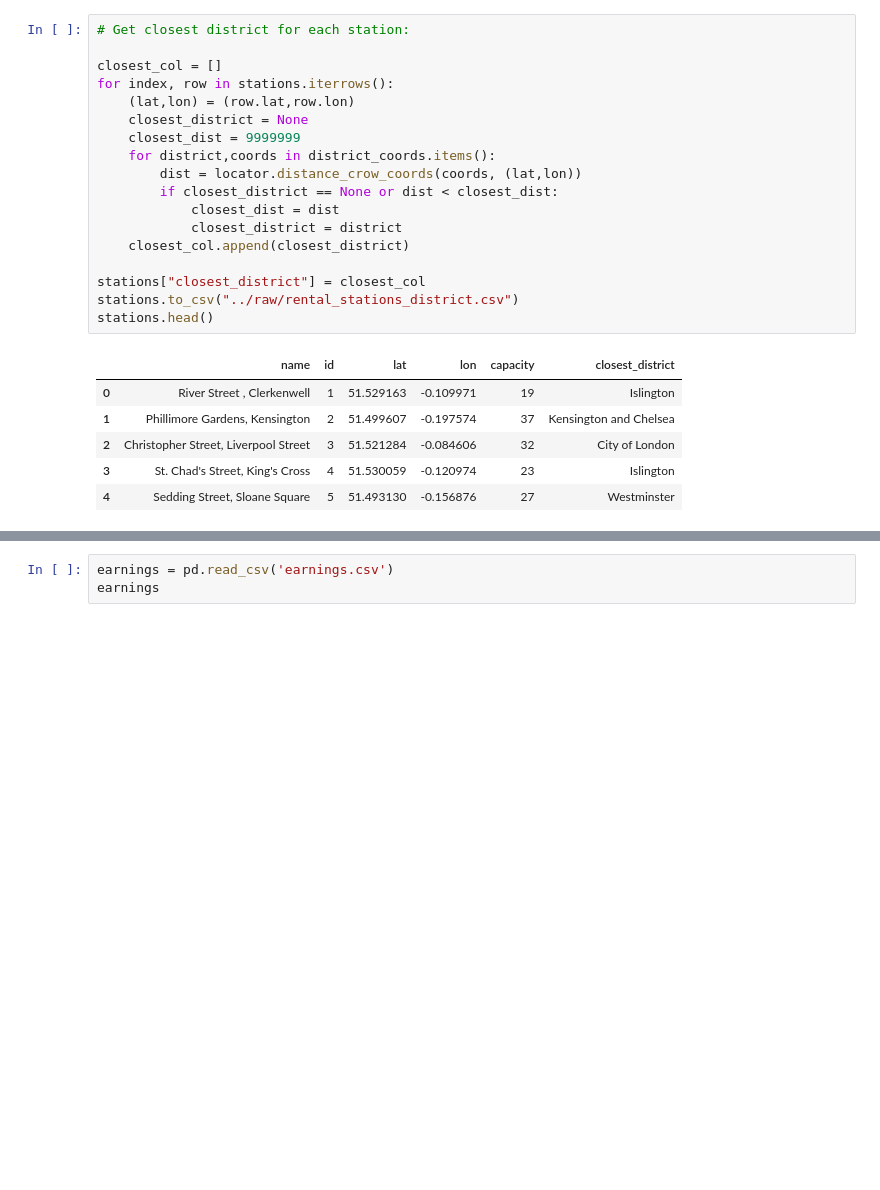
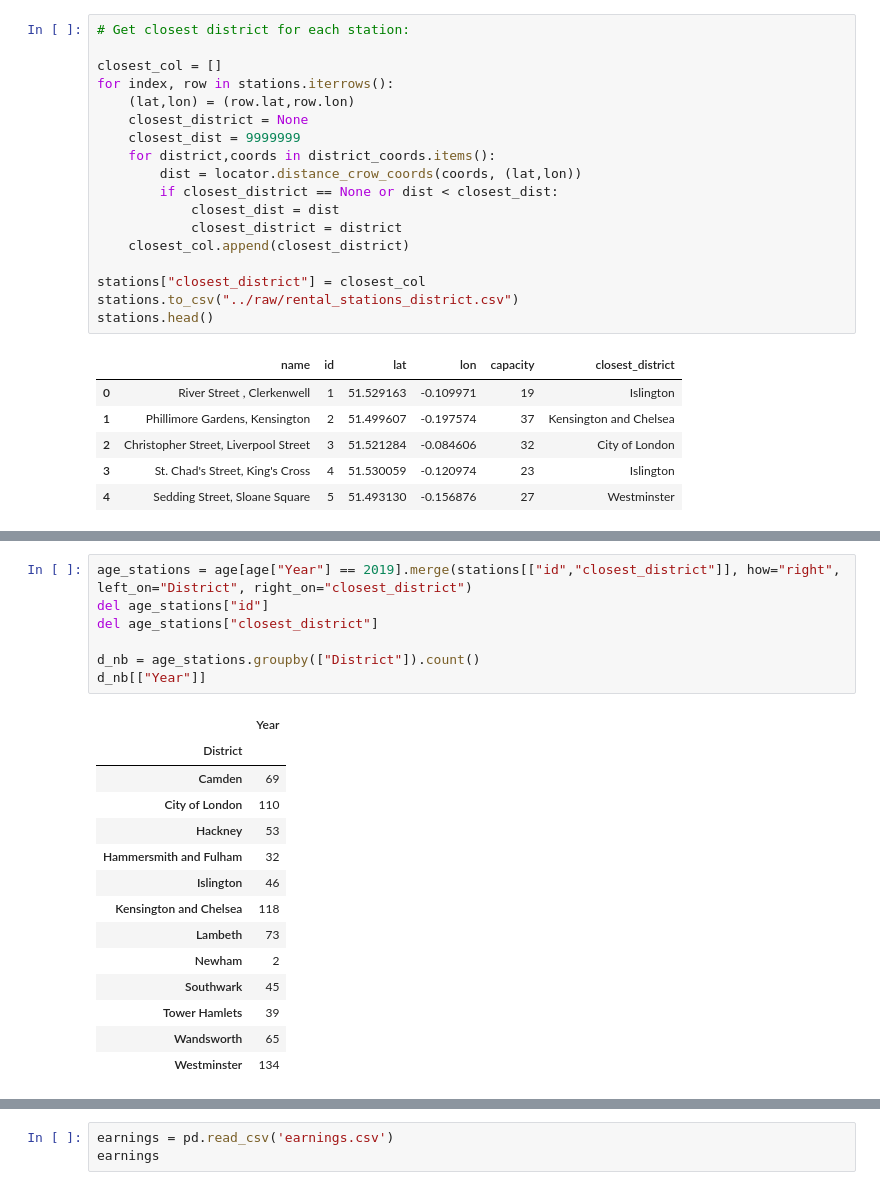
Before and after one commit to dataBikeHsUlm/MapReduce, a Jupyter notebook: Data_Profiling/AdditionalFeatures.ipynb, the cells around one changed output, grey strips where cells are left out. Drawn from its saved outputs; the diff is of its cells as text; blank space fills up the shorter version.

```diff
--- a/Data_Profiling/AdditionalFeatures.ipynb
+++ b/Data_Profiling/AdditionalFeatures.ipynb
@@ -167,0 +166,22 @@ The most used stations according to age data could be in: <br>
+# %%
+age_stations = age[age["Year"] == 2019].merge(stations[["id","closest_district"]], how="right", left_on="District", right_on="closest_district")
+del age_stations["id"]
+del age_stations["closest_district"]
+
+d_nb = age_stations.groupby(["District"]).count()
+d_nb[["Year"]]
+# %% [output]
+|  | Year |
+| District |  |
+| Camden | 69 |
+| City of London | 110 |
+| Hackney | 53 |
+| Hammersmith and Fulham | 32 |
+| Islington | 46 |
+| Kensington and Chelsea | 118 |
+| Lambeth | 73 |
+| Newham | 2 |
+| Southwark | 45 |
+| Tower Hamlets | 39 |
+| Wandsworth | 65 |
+| Westminster | 134 |
```
Also changed, not shown: parts of 8 cells of this notebook, 5 other files.
